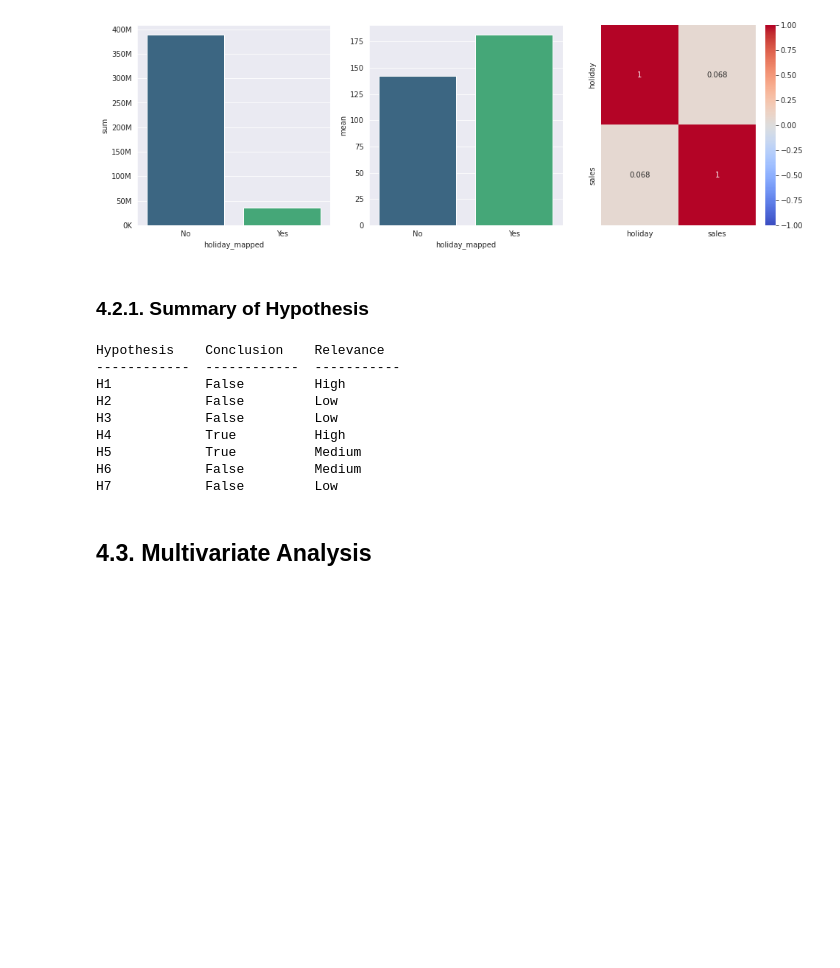
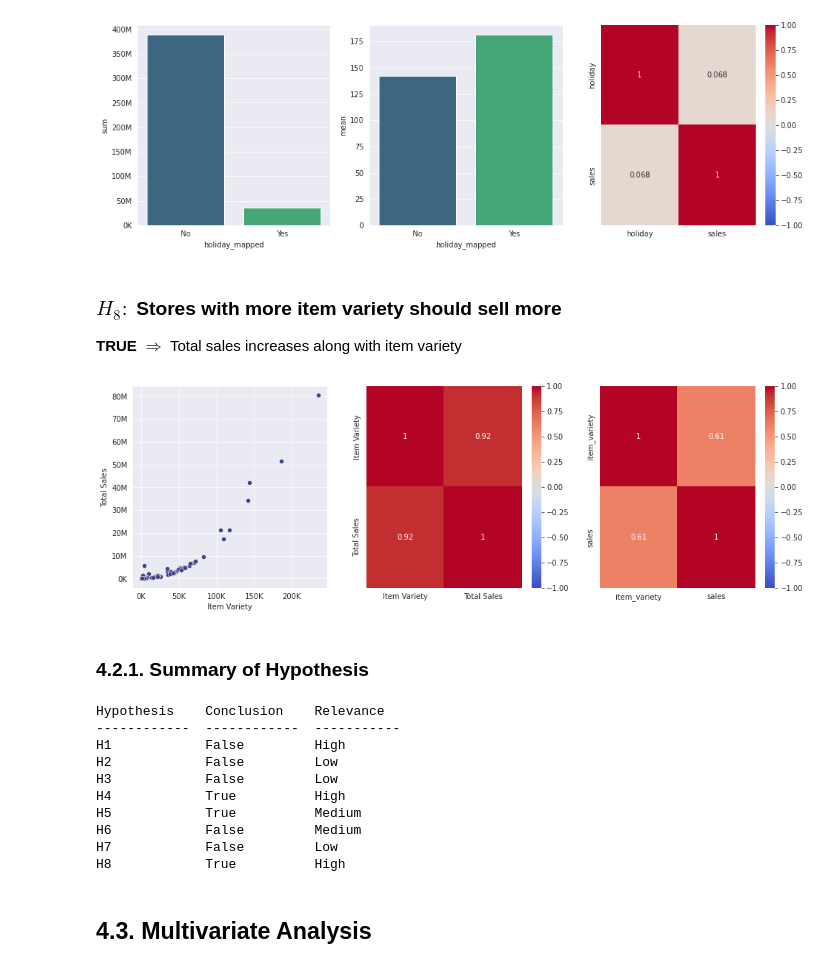
Before and after one commit to Matheus-Homem/future-sales-prediction, a Jupyter notebook: notebook/Russian_Weekly_Sales_Forecast.ipynb, the cells around one changed output. Drawn from its saved outputs; the diff is of its cells as text; code cells hidden in the pictures; blank space fills up the shorter version.

Commit message:
Update Hypothesis 8

```diff
--- a/notebook/Russian_Weekly_Sales_Forecast.ipynb
+++ b/notebook/Russian_Weekly_Sales_Forecast.ipynb
@@ -419,7 +420,7 @@ df3 = df3[df3['sales'] > 0]
 # %% [markdown]
 ## 3.2. Columns Filtering
 # %%
-cols_drop = ['shop_id','item_id','item_category_id','date_block_num']
+cols_drop = ['shop_id','item_id','item_category_id','date_block_num','item_cnt_day']
 df3.drop(cols_drop,axis=1,inplace=True)
 list(df3.columns)
 # %% [output]
@@ -734,6 +735,31 @@ plt.subplot(1,3,3)
 g3 = sns.heatmap(df4[['holiday','sales']].corr(),cmap='coolwarm',vmax=1,vmin=-1,annot=True)
 # %% [output]
 [figure]
+# %% [markdown]
+### $H_{8}:$ Stores with more item variety should sell more
+**TRUE** $\Rightarrow$ Total sales increases along with item variety
+# %%
+#@title Hypothesis 8 plots
+plt.figure(figsize=(16,5))
+
+aux1 = df4[['shop_name','item_name','sales']].groupby('shop_name').agg({'item_name':'count', 'sales': 'sum'}).reset_index().rename(columns={'item_name':'Item Variety','sales':'Total Sales'})
+
+plt.subplot(1,3,1)
+g1 = sns.scatterplot(data=aux1,x='Item Variety',y='Total Sales',color=viridis)
+g1.yaxis.set_major_formatter(tick.FuncFormatter(format_number))
+g1.xaxis.set_major_formatter(tick.FuncFormatter(format_number))
+
+plt.subplot(1,3,2)
+sns.heatmap(aux1[['Item Variety','Total Sales']].corr(),vmin=-1,vmax=1,annot=True,cmap='coolwarm')
+
+variety_dict = dict(zip(aux1['shop_name'], aux1['Item Variety']))
+df4['item_variety'] = df4['shop_name'].map(variety_dict)
+plt.subplot(1,3,3,)
+sns.heatmap(df4[['item_variety','sales']].corr(),vmin=-1,vmax=1,annot=True,cmap='coolwarm')
+
+plt.show()
+# %% [output]
+[figure, added]
 # %% [markdown]
 ### 4.2.1. Summary of Hypothesis
 # %%
@@ -745,7 +771,8 @@ tab = [['Hypothesis','Conclusion','Relevance'],
        ['H4','True','High'],
        ['H5','True','Medium'],
        ['H6','False','Medium'],
-       ['H7','False','Low']]
+       ['H7','False','Low'],
+       ['H8','True','High']]
 print(tabulate(tab,headers='firstrow'))
 # %% [output]
 Hypothesis    Conclusion    Relevance
@@ -757,6 +784,7 @@ H4            True          High
 H5            True          Medium
 H6            False         Medium
 H7            False         Low
+H8            True          High
 # %% [markdown]
 ## 4.3. Multivariate Analysis
 # %% [markdown]
```
Also changed, not shown: parts of 11 cells of this notebook.
